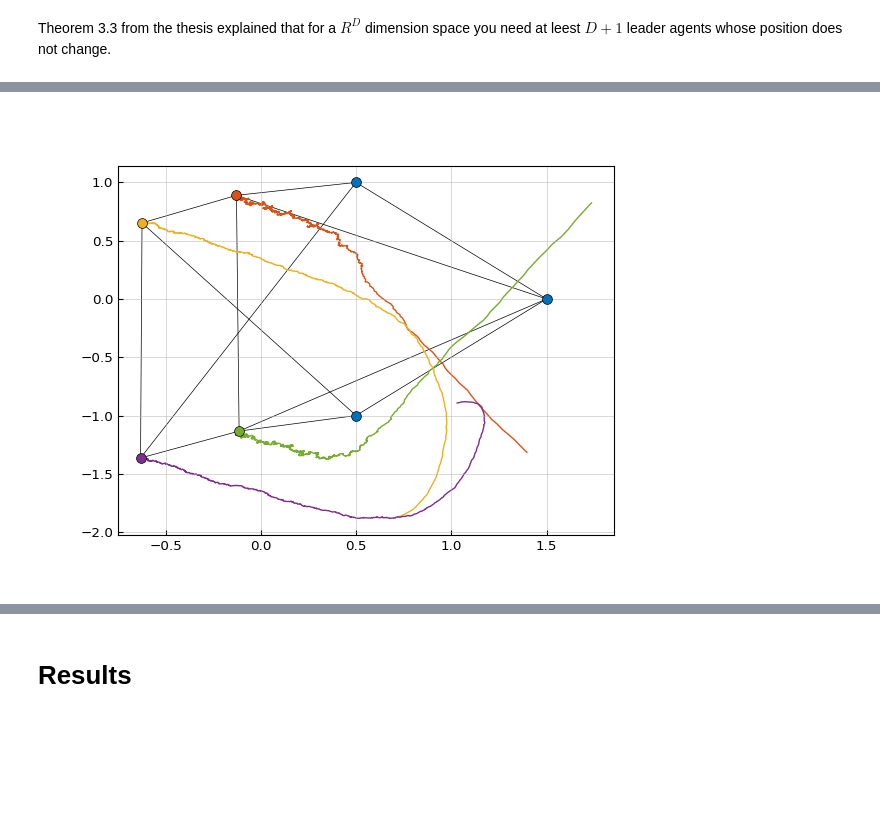
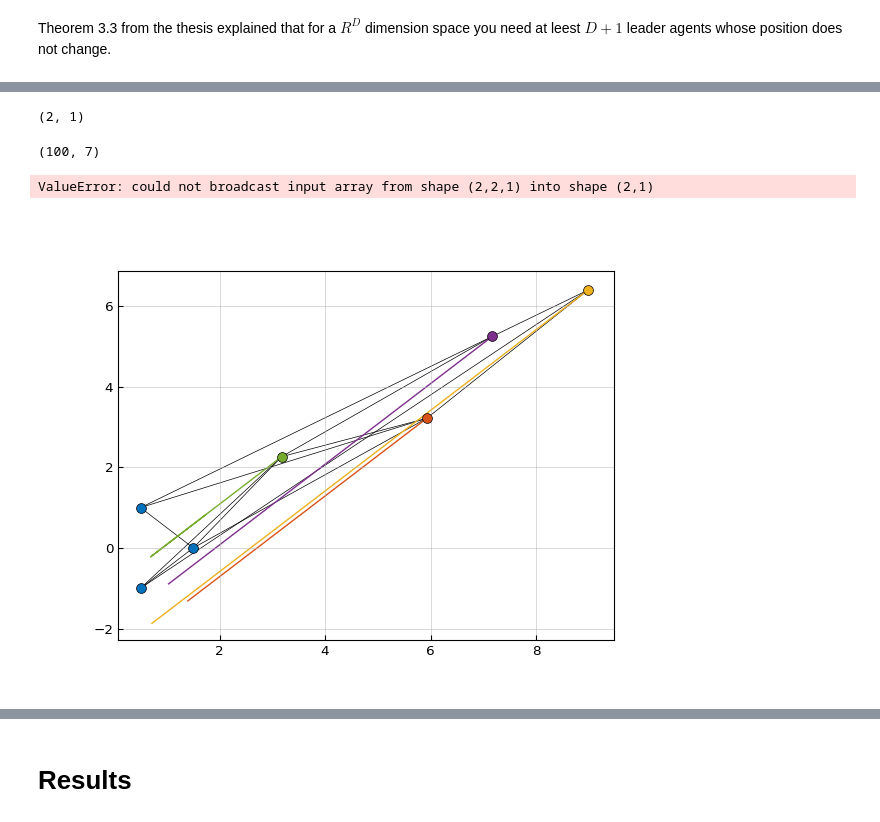
Before and after one commit to wilbertras/drone_swarms, a Jupyter notebook: main.ipynb, the cells around one changed output, grey strips where cells are left out. Cells and saved outputs as stored; diff of their text form; code cells hidden in the pictures; blank space fills up the shorter version.

```diff
--- a/main.ipynb
+++ b/main.ipynb
@@ -158 +35,37 @@ def formation4(add_noise=True, estimator='mle'):
+# %%
+def formation(add_noise=True, estimator='mle'):
+    z = np.kron(np.ones((K,1,1)), z0.T)
+    R_ij = np.kron(np.identity(T), R)
+    H = np.kron(np.ones((T,1)), np.identity(D))
+    k = 0
+    while k < K-1:
+        for i in range(3, N):
+            z_k = z[k, :, :]            # all positions
+            z_i = z_k[:, i:i+1]
+            z_N = np.kron(np.ones((1,N)), z_i)
+            z_ij = z_N - z_k
+
+            l_i = L[i:i+1]
+
+            if add_noise:
+                v = np.random.multivariate_normal(np.zeros((D)), R, (N, T)).reshape((D*T,N))
+            else:
+                v = np.zeros((D*T, N))
+            y = H @ z_ij + v
+
+            if estimator =='None':
+                z_est = y[:D, :]         # no estimator: first measurement is used
+            elif estimator == 'mle':
+                z_est = 1/T * H.T @ y     # estimator 1
+            elif estimator == 'blue':
+                z_est = inv(H.T @ inv(R_ij) @ H) @ H.T @ inv(R_ij) @ y    # estimator 2
+            elif estimator == 'min':
+                print(y.shape)
+                xmin = np.amin(y[::D], axis=0)    # estimator 2
+                ymin = np.amin(y[1::D], axis=0)    # estimator 2
+                z_est = np.array([[xmin], [ymin]])
+            u = z_est @ l_i.T
+            z[k+1, :, i:i+1] = z_i + dt * u
+        k += 1
+    return z
 # %%
@@ -181,0 +75,14 @@ KeyboardInterrupt:
+# %%
+np.array([[1], [1]]).shape
+# %% [output]
+(2, 1)
+# %%
+z = formation(add_noise=True, estimator='min')
+# %% [output]
+(100, 7)
+ValueError: could not broadcast input array from shape (2,2,1) into shape (2,1)
+# %%
+P = 50
+z = np.zeros((K,D,N,P))
+for p in range(P):
+    z[:,:,:,p] = formation(add_noise=True, estimator='mle')
@@ -182,5 +93,5 @@ KeyboardInterrupt:
 # %%
 fig, ax = plt.subplots()
-plot_formation2(z2, ax)
+plot_formation(z[:,:,:], ax)
 # %% [output]
-[figure, old version]
+[figure, new version]
```
Also changed, not shown: parts of 15 cells of this notebook, 10 other files.
